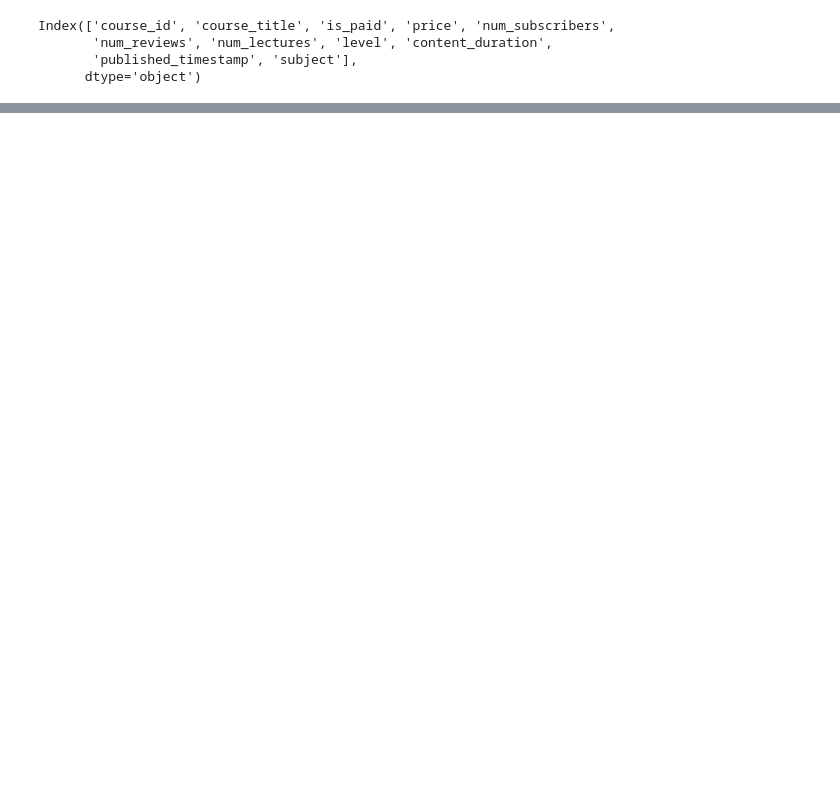
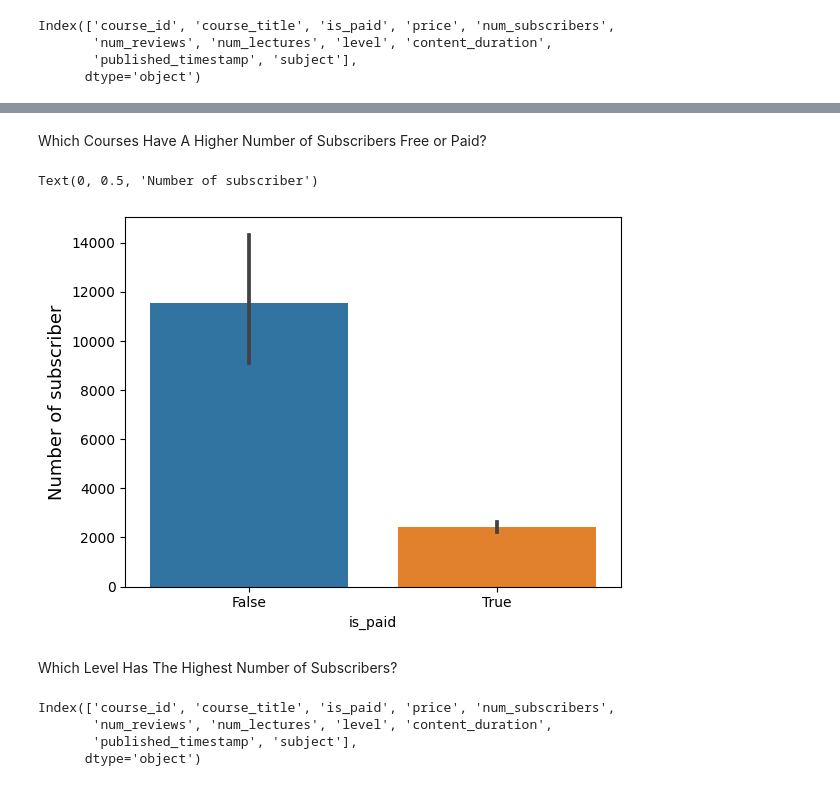
Before and after one commit to smashfakuddin/Udemy_course_DA, a Jupyter notebook: Udemy_analysis.ipynb, the cells around one changed output, grey strips where cells are left out. Drawn from its saved outputs; the diff is of its cells as text; code cells hidden in the pictures; blank space fills up the shorter version.

```diff
--- a/Udemy_analysis.ipynb
+++ b/Udemy_analysis.ipynb
@@ -19,0 +175,17 @@ Index(['course_id', 'course_title', 'is_paid', 'price', 'num_subscribers',
+# %% [markdown]
+Which Courses Have A Higher Number of Subscribers Free or Paid?
+# %%
+sns.barplot(x=df['is_paid'], y=df['num_subscribers'])
+plt.ylabel('Number of subscriber', fontsize =13)
+# %% [output]
+Text(0, 0.5, 'Number of subscriber')
+[figure, added]
+# %% [markdown]
+ Which Level Has The Highest Number of Subscribers?
+# %%
+df.columns
+# %% [output]
+Index(['course_id', 'course_title', 'is_paid', 'price', 'num_subscribers',
+       'num_reviews', 'num_lectures', 'level', 'content_duration',
+       'published_timestamp', 'subject'],
+      dtype='object')
```
Also changed, not shown: parts of 41 cells of this notebook.
